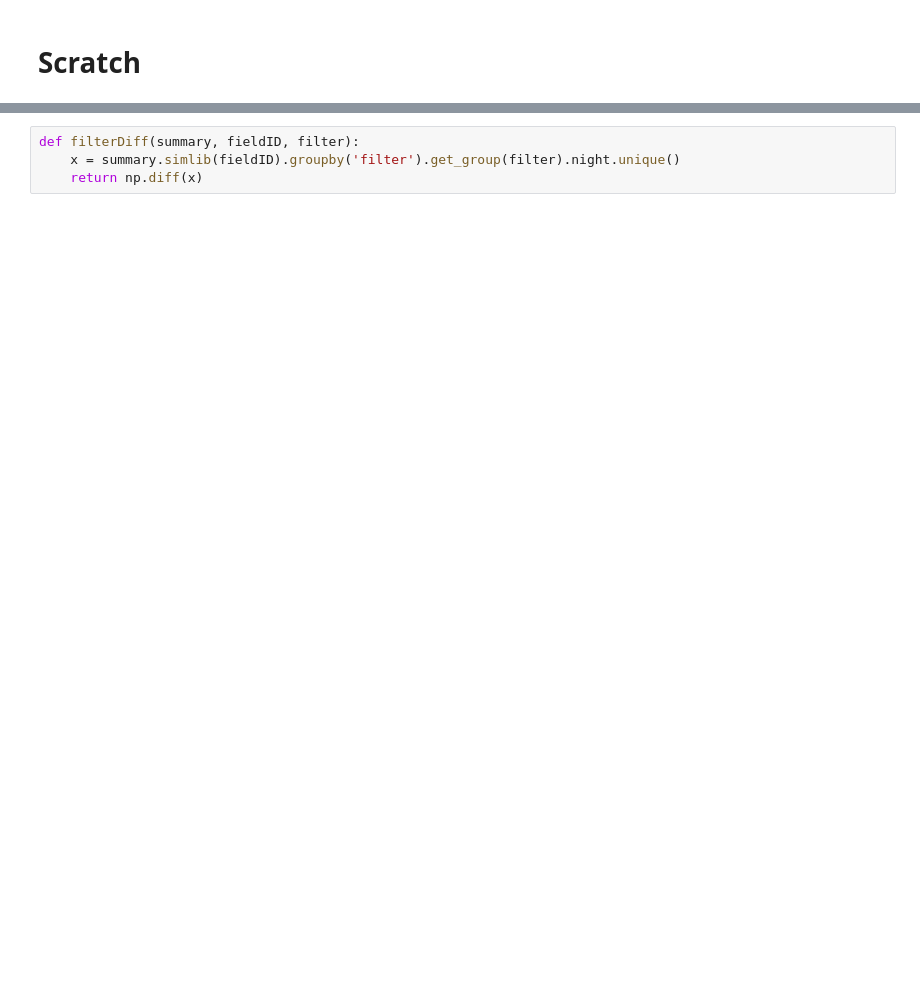
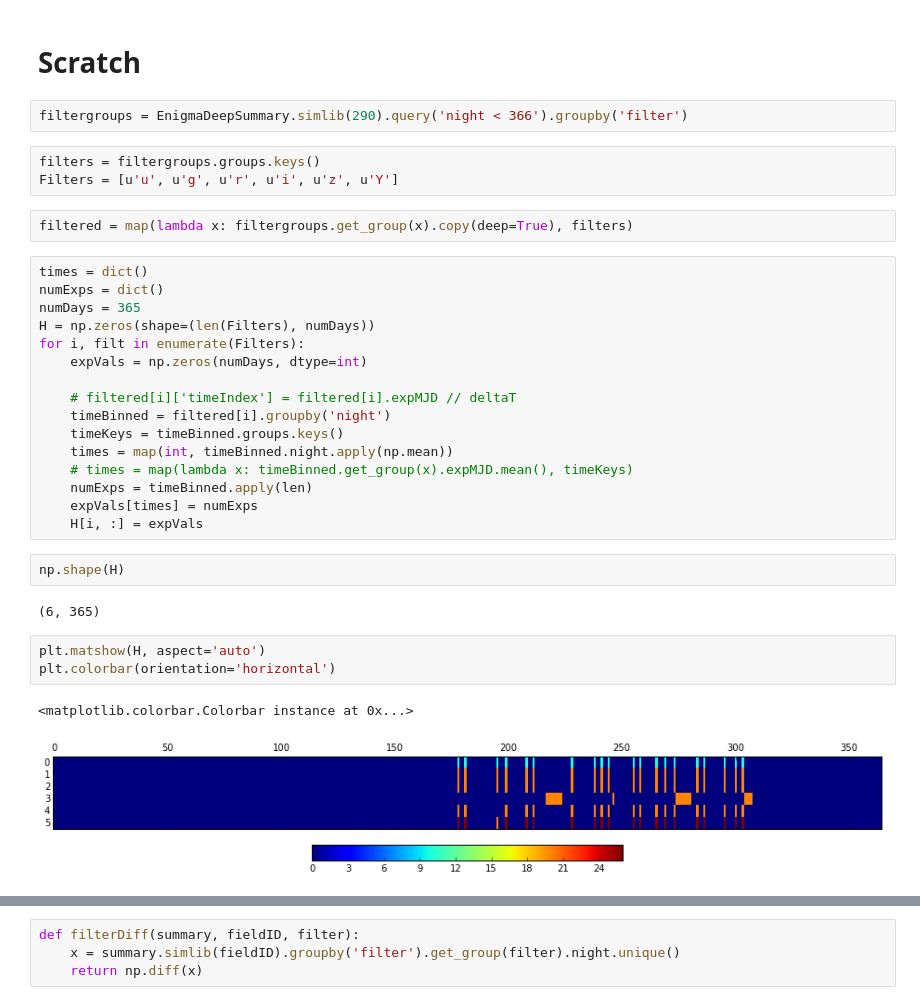
Before and after one commit to LSSTDESC/OpSimSummary, a Jupyter notebook: example/ExampleSimlib.ipynb, the cells around one changed output, grey strips where cells are left out. Cells and saved outputs as stored; diff of their text form; blank space fills up the shorter version.

```diff
--- a/example/ExampleSimlib.ipynb
+++ b/example/ExampleSimlib.ipynb
@@ -209,3 +206,36 @@ x
 # %% [markdown]
 # Scratch
+# %%
+filtergroups = EnigmaDeepSummary.simlib(290).query('night < 366').groupby('filter')
+# %%
+filters = filtergroups.groups.keys()
+Filters = [u'u', u'g', u'r', u'i', u'z', u'Y']
+# %%
+filtered = map(lambda x: filtergroups.get_group(x).copy(deep=True), filters)
+# %%
+times = dict()
+numExps = dict()
+numDays = 365
+H = np.zeros(shape=(len(Filters), numDays))
+for i, filt in enumerate(Filters):
+    expVals = np.zeros(numDays, dtype=int)
+
+    # filtered[i]['timeIndex'] = filtered[i].expMJD // deltaT
+    timeBinned = filtered[i].groupby('night')
+    timeKeys = timeBinned.groups.keys()
+    times = map(int, timeBinned.night.apply(np.mean))
+    # times = map(lambda x: timeBinned.get_group(x).expMJD.mean(), timeKeys)
+    numExps = timeBinned.apply(len)
+    expVals[times] = numExps
+    H[i, :] = expVals
+# %%
+np.shape(H)
+# %% [output]
+(6, 365)
+# %%
+plt.matshow(H, aspect='auto')
+plt.colorbar(orientation='horizontal')
+# %% [output]
+<matplotlib.colorbar.Colorbar instance at 0x...>
+[figure, added]
 # %%
```
Also changed, not shown: parts of 57 cells of this notebook.
